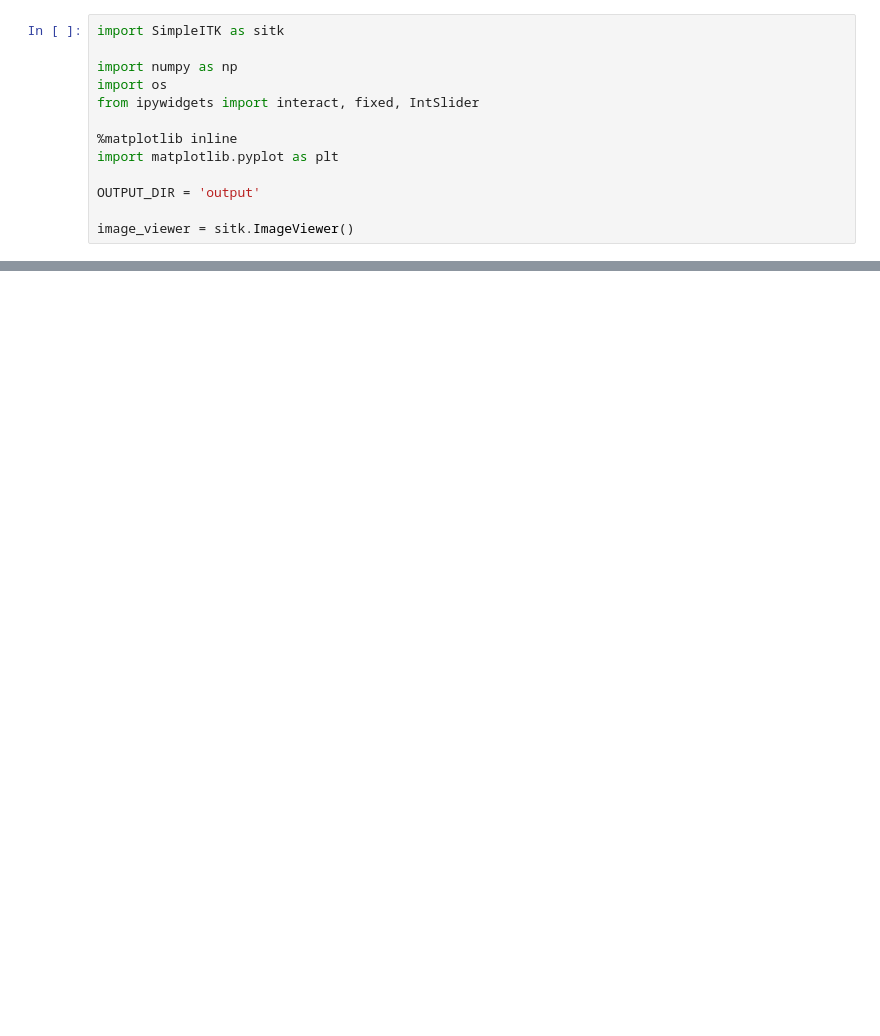
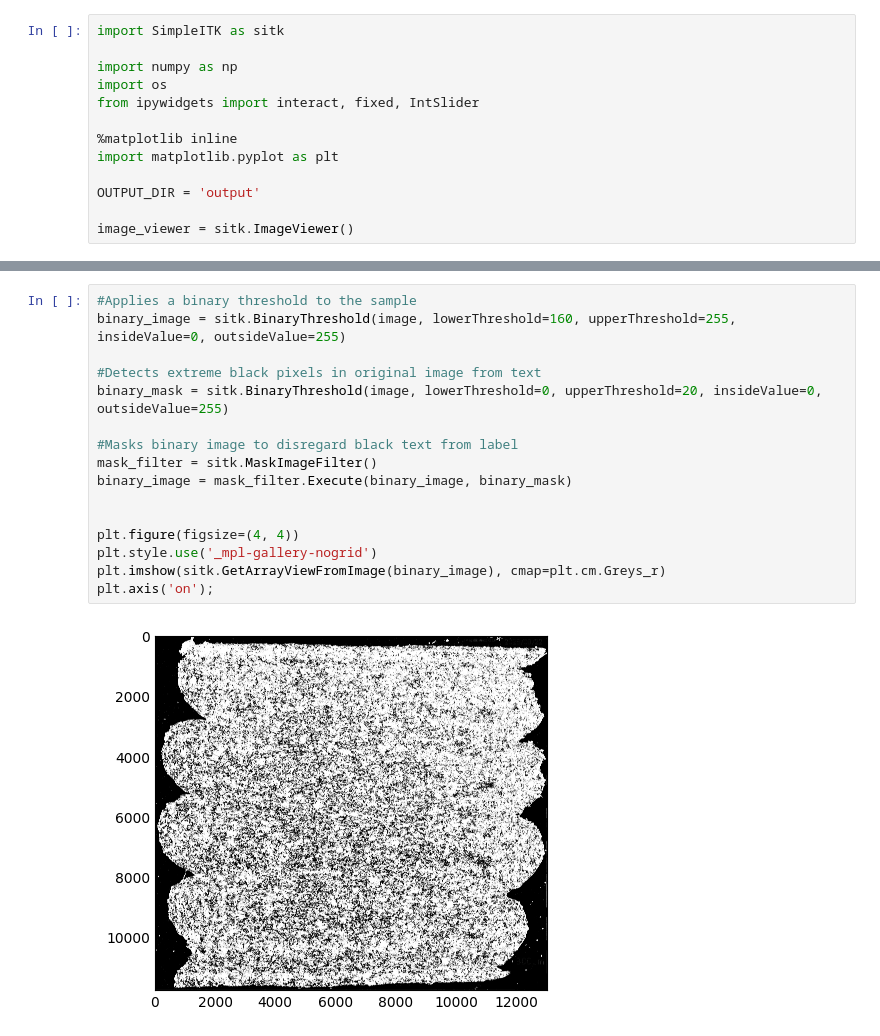
Before and after one commit to VoloVita/WPC_ImageProcessing, a Jupyter notebook: src/remove_background.ipynb, the cells around one changed output, grey strips where cells are left out. Saved outputs shown, nothing was run; the diff lists cells and outputs as text; blank space fills up the shorter version.

```diff
--- a/src/remove_background.ipynb
+++ b/src/remove_background.ipynb
@@ -26,0 +30,18 @@ plt.axis('on');
+# %%
+#Applies a binary threshold to the sample
+binary_image = sitk.BinaryThreshold(image, lowerThreshold=160, upperThreshold=255, insideValue=0, outsideValue=255)
+
+#Detects extreme black pixels in original image from text
+binary_mask = sitk.BinaryThreshold(image, lowerThreshold=0, upperThreshold=20, insideValue=0, outsideValue=255)
+
+#Masks binary image to disregard black text from label
+mask_filter = sitk.MaskImageFilter()
+binary_image = mask_filter.Execute(binary_image, binary_mask)
+
+
+plt.figure(figsize=(4, 4))
+plt.style.use('_mpl-gallery-nogrid')
+plt.imshow(sitk.GetArrayViewFromImage(binary_image), cmap=plt.cm.Greys_r)
+plt.axis('on');
+# %% [output]
+[figure, added]
```
Also changed, not shown: parts of 7 cells of this notebook.
